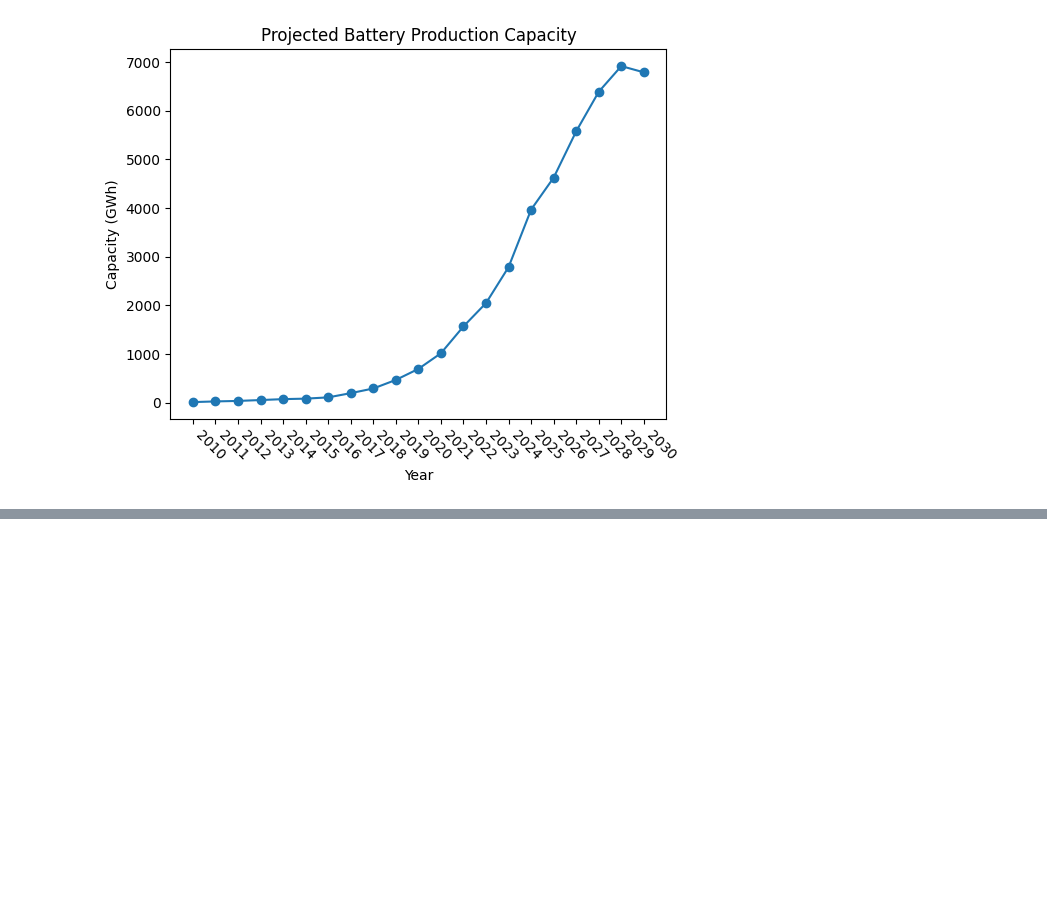
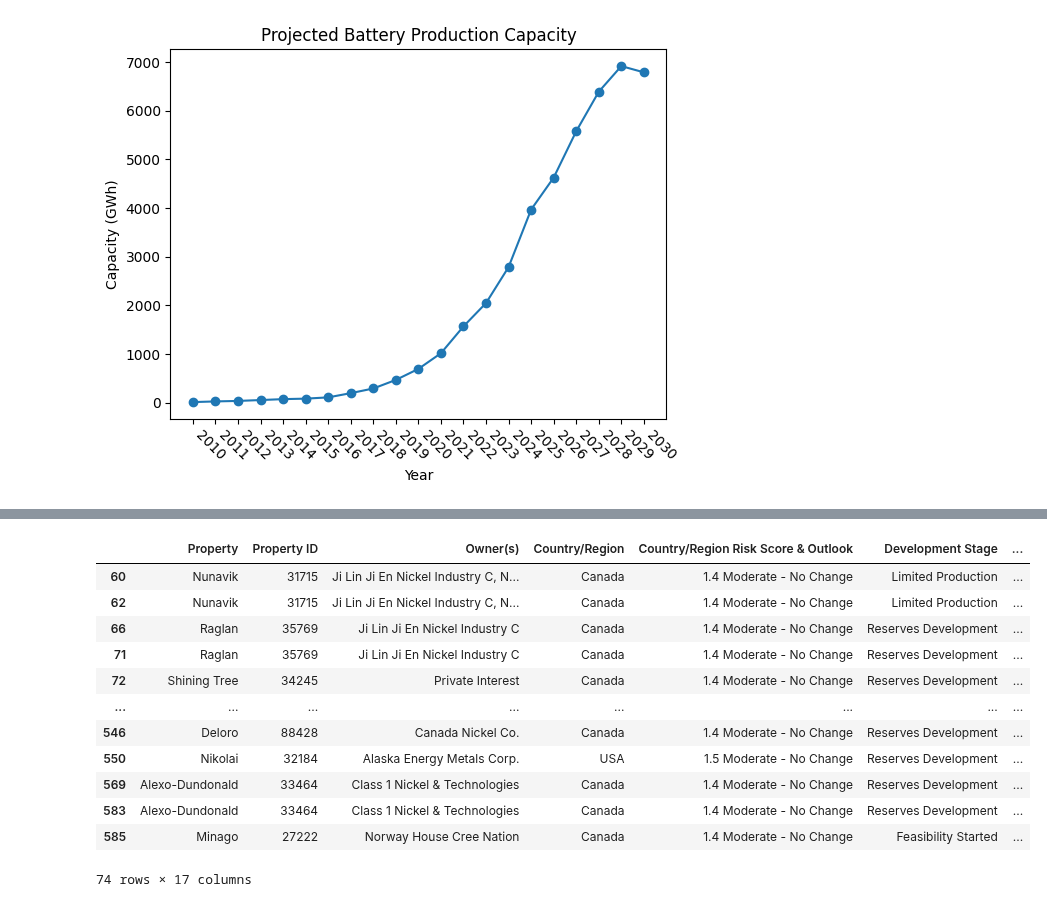
Before and after one commit to changbatterygroup/CriticalMinerals, a Jupyter notebook: Critical_Minerals_Analysis.ipynb, the cells around one changed output, grey strips where cells are left out. Saved outputs shown, nothing was run; the diff lists cells and outputs as text; code cells hidden in the pictures; blank space fills up the shorter version.

```diff
--- a/Critical_Minerals_Analysis.ipynb
+++ b/Critical_Minerals_Analysis.ipynb
@@ -56,8 +53,8 @@ Index(['Country/Region', 'Development Stage', 'Activity Status'], dtype='object'
 # %%
 locations = pd.read_excel("data/MiningPropertyLocations.xlsx")
-locations = locations[["KeyMineProject","Latitude (degrees)", "Longitude (degrees)"]]
+coords = locations[["KeyMineProject","Latitude (degrees)", "Longitude (degrees)"]]
 
-combined = combined.merge(locations, left_on = "Property ID", right_on="KeyMineProject" ,how = "inner")
+combined = combined.merge(coords, left_on = "Property ID", right_on="KeyMineProject" ,how = "inner")
 combined.drop("KeyMineProject", axis=1, inplace=True, errors="ignore")
 combined
 # %% [output]
@@ -598,13 +419,15 @@ F.show()
 F.write_html(file="LIB_over_time.html")
 # %%
 from sklearn.cluster import KMeans
-k = 2  # Number of clusters (adjust based on need)
+k = 7 # Number of clusters (adjust based on need)
 
 C = combined.copy()
 
-kmeans = KMeans(n_clusters=k, random_state=42).fit(C[["Primary Reserves and Resources","Latitude (degrees)", "Longitude (degrees)"]])
+kmeans = KMeans(n_clusters=k, random_state=42).fit(C[["Latitude (degrees)", "Longitude (degrees)"]])
 C['cluster'] = kmeans.labels_
 
-fig = px.scatter_geo(C, lat="Latitude (degrees)", lon="Longitude (degrees)", color="cluster", size_max=10)
+fig = px.scatter_geo(C, lat="Latitude (degrees)", lon="Longitude (degrees)", color="Primary Mineral",
+                    size_max=40, hover_data=["Property ID","Primary Reserves and Resources", "Country/Region"],)
 
+fig.update_layout(title="Map of Reserves")
 fig.show()
@@ -631,0 +436,17 @@ combined
+# %%
+usca = C[C["Primary Mineral"].isin(["Cobalt", "Nickel", "Manganese"]) & C["Country/Region"].isin(["USA", "Canada"])]
+usca
+# %% [output]
+|  | Property | Property ID | Owner(s) | Country/Region | Country/Region Risk Score & Outlook | Development Stage | ... |
+| 60 | Nunavik | 31715 | Ji Lin Ji En Nickel Industry C, N... | Canada | 1.4 Moderate - No Change | Limited Production | ... |
+| 62 | Nunavik | 31715 | Ji Lin Ji En Nickel Industry C, N... | Canada | 1.4 Moderate - No Change | Limited Production | ... |
+| 66 | Raglan | 35769 | Ji Lin Ji En Nickel Industry C | Canada | 1.4 Moderate - No Change | Reserves Development | ... |
+| 71 | Raglan | 35769 | Ji Lin Ji En Nickel Industry C | Canada | 1.4 Moderate - No Change | Reserves Development | ... |
+| 72 | Shining Tree | 34245 | Private Interest | Canada | 1.4 Moderate - No Change | Reserves Development | ... |
+| ... | ... | ... | ... | ... | ... | ... | ... |
+| 546 | Deloro | 88428 | Canada Nickel Co. | Canada | 1.4 Moderate - No Change | Reserves Development | ... |
+| 550 | Nikolai | 32184 | Alaska Energy Metals Corp. | USA | 1.5 Moderate - No Change | Reserves Development | ... |
+| 569 | Alexo-Dundonald | 33464 | Class 1 Nickel & Technologies | Canada | 1.4 Moderate - No Change | Reserves Development | ... |
+| 583 | Alexo-Dundonald | 33464 | Class 1 Nickel & Technologies | Canada | 1.4 Moderate - No Change | Reserves Development | ... |
+| 585 | Minago | 27222 | Norway House Cree Nation | Canada | 1.4 Moderate - No Change | Feasibility Started | ... |
+74 rows × 17 columns
```
Also changed, not shown: parts of 16 cells of this notebook, 2 other files.
